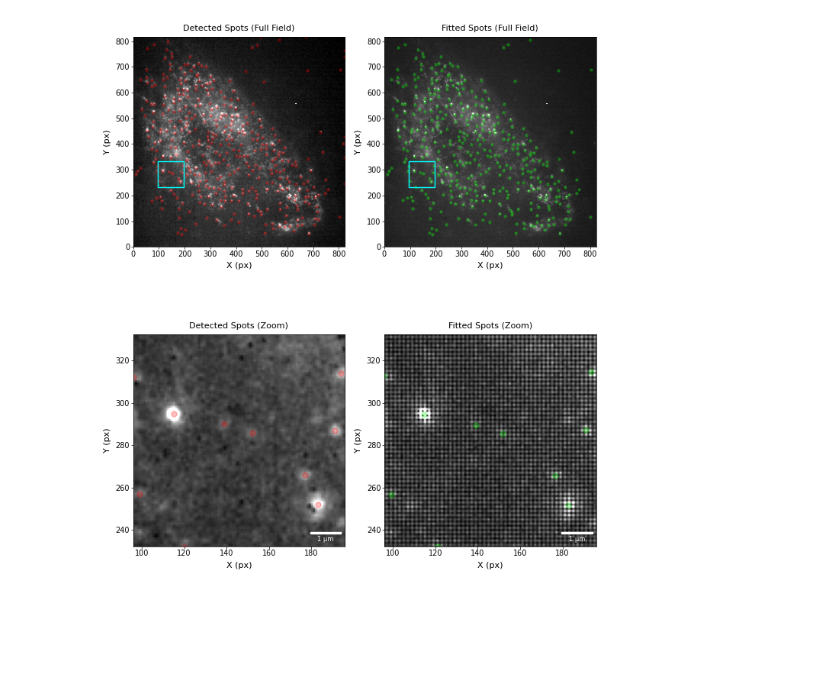
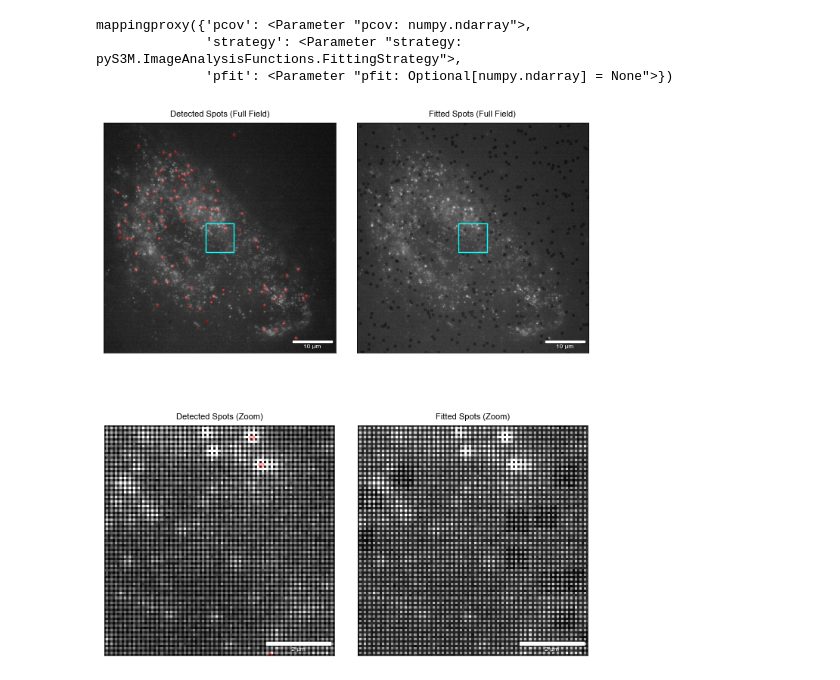
Before and after one commit to TheLeeLab/pyS3M, a Jupyter notebook: notebooks/superres_dna_paint_cells/DNA_PAINT_Cells_Analysis_CF640_ATTO655.ipynb, the cells around one changed output. Drawn from its saved outputs; the diff is of its cells as text; code cells hidden in the pictures; blank space fills up the shorter version.

Commit message:
updated analysis notebook

```diff
--- a/notebooks/superres_dna_paint_cells/DNA_PAINT_Cells_Analysis_CF640_ATTO655.ipynb
+++ b/notebooks/superres_dna_paint_cells/DNA_PAINT_Cells_Analysis_CF640_ATTO655.ipynb
@@ -56,3 +63,9 @@ import pyS3M.DriftCorrectionFunctions as DCF
+# %%
+sig.parameters
+# %% [output]
+mappingproxy({'pcov': <Parameter "pcov: numpy.ndarray">,
+              'strategy': <Parameter "strategy: pyS3M.ImageAnalysisFunctions.FittingStrategy">,
+              'pfit': <Parameter "pfit: Optional[numpy.ndarray] = None">})
 # %%
 data_folder = "../../Camera_Calibrations/ZWO_Camera"
 gain_map = IO.read_tiff(os.path.join(data_folder, "gain.tif"))
@@ -76,22 +89,22 @@ smoothing_function.extent = 1.5
 smoothing_function.smoothing_function = sCMOS.gaussian_filter_stack
 smoothing_function.data_arg = "image"
 # %%
-image_folder = "/scratch/sycamore-asap/2026_Multicolour_Paper/Data/Ximea/MassiveCells/250pMATTO655_750pMCy3B_20perc561_60mW638_1"
+image_folder = "/scratch/sycamore-asap/ASAP_Members_Other_Imaging_Data/Brendan/20260623_MASSIVECELLS/ATTO655_CF640R/250pM_F1_CF640R_750pM_F2_ATTO655_30mW637_1"
 image_files = H_F.file_search(image_folder, ".tif", "")
 metadata_files = H_F.file_search(image_folder, 'metadata', '')
 # %%
 # play around with pfa to find a good parameter
 pfa = 1e-3
 sigma = 1.5
 fraction_true=0.2
-peak_wavelength = 0.65
+peak_wavelength = 0.68
 frame_index = 10
 fig, axs = SupRes_F.example_spots_singleframe(image_folder, pfa=pfa, sigma=sigma, fraction_true=fraction_true,
                                               frame_index=frame_index, variance=variance, read_noise=read_noise,
                                              rqe=rqe, offset_map=offset_map, gain_map=gain_map, peak_wavelength=peak_wavelength)
 plt.show()
 # %% [output]
-[figure, old version]
+[figure, new version]
 # %%
 SupRes_F.fit_imaging_data(
     image_folder,
```
Also changed, not shown: parts of 2 cells of this notebook, 7 other files.
